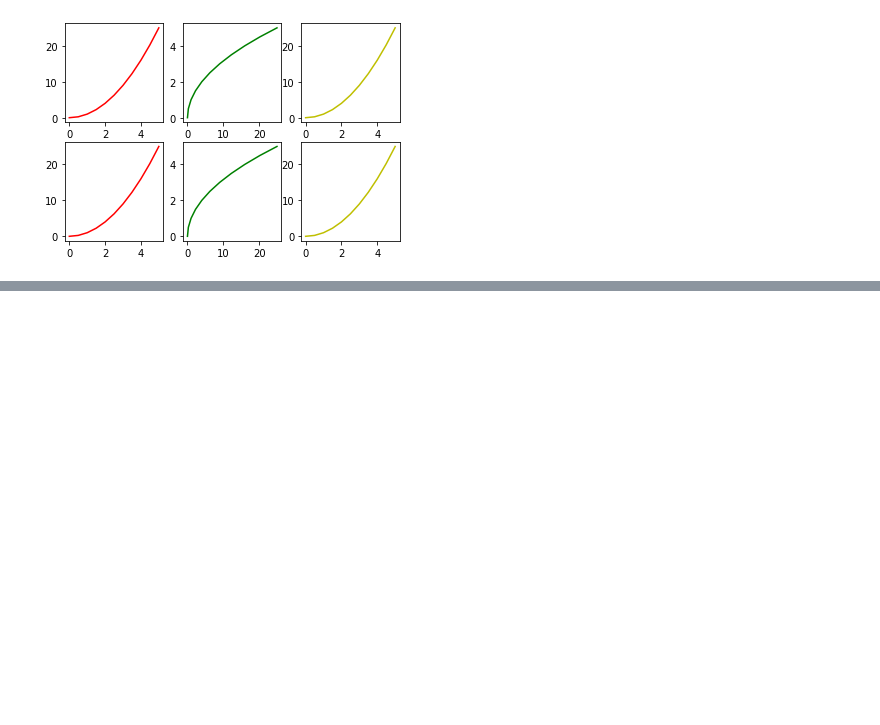
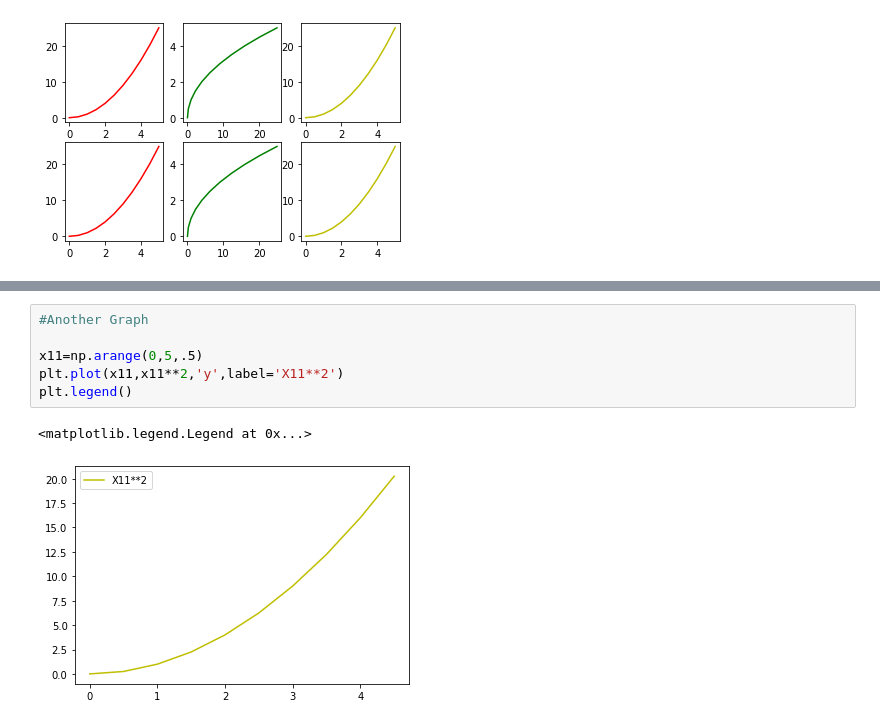
Before and after one commit to rupeshSi/Python, a Jupyter notebook: matplotlibIntro.ipynb, the cells around one changed output, grey strips where cells are left out. Drawn from its saved outputs; the diff is of its cells as text; blank space fills up the shorter version.

```diff
--- a/matplotlibIntro.ipynb
+++ b/matplotlibIntro.ipynb
@@ -248,0 +239,9 @@ plt.subplot(ax2)
+# %%
+#Another Graph
+
+x11=np.arange(0,5,.5)
+plt.plot(x11,x11**2,'y',label='X11**2')
+plt.legend()
+# %% [output]
+<matplotlib.legend.Legend at 0x...>
+[figure, added]
```
Also changed, not shown: parts of 59 cells of this notebook.
